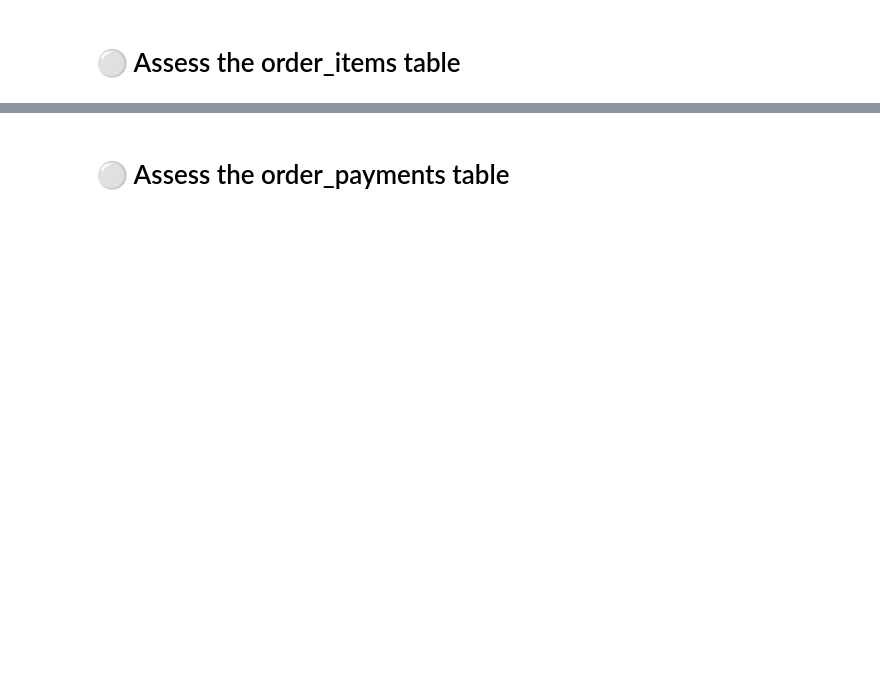
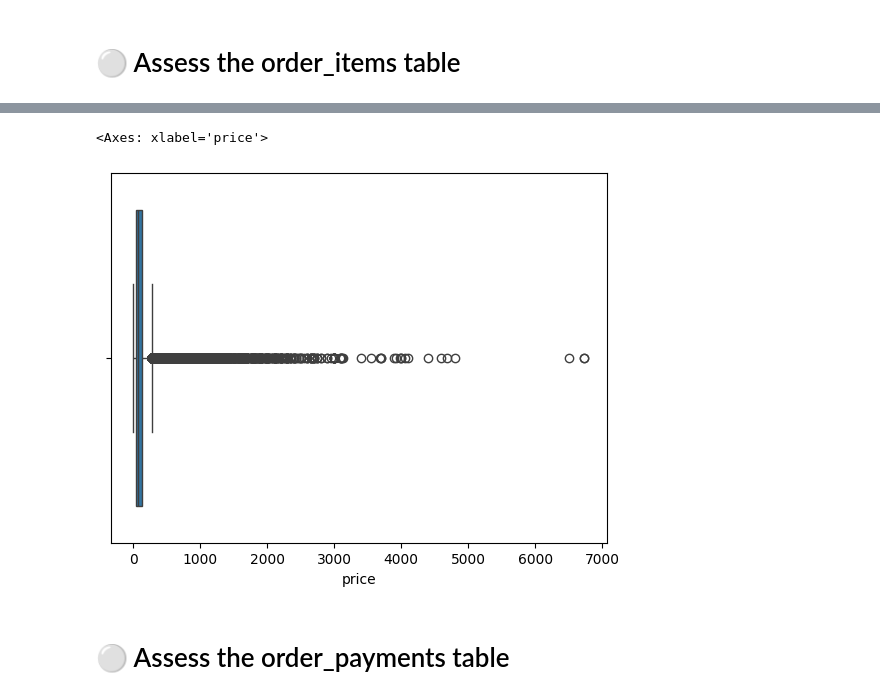
Before and after one commit to stefansphtr/Data-Analytics-Brazilian-Ecommerce, a Jupyter notebook: notebook.ipynb, the cells around one changed output, grey strips where cells are left out. Drawn from its saved outputs; the diff is of its cells as text; code cells hidden in the pictures; blank space fills up the shorter version.

Commit message:
feat(data-assessment): complete assessment of order_items table

```diff
--- a/notebook.ipynb
+++ b/notebook.ipynb
@@ -282,3 +322,9 @@ orders_df.describe()
+# %%
+# Plot the boxplot of the column price
+sns.boxplot(x=order_items_df["price"])
+# %% [output]
+<Axes: xlabel='price'>
+[figure, added]
 # %% [markdown]
   <h1>⚪ Assess the order_payments table</h1>
 
```
Also changed, not shown: parts of 6 cells of this notebook.
